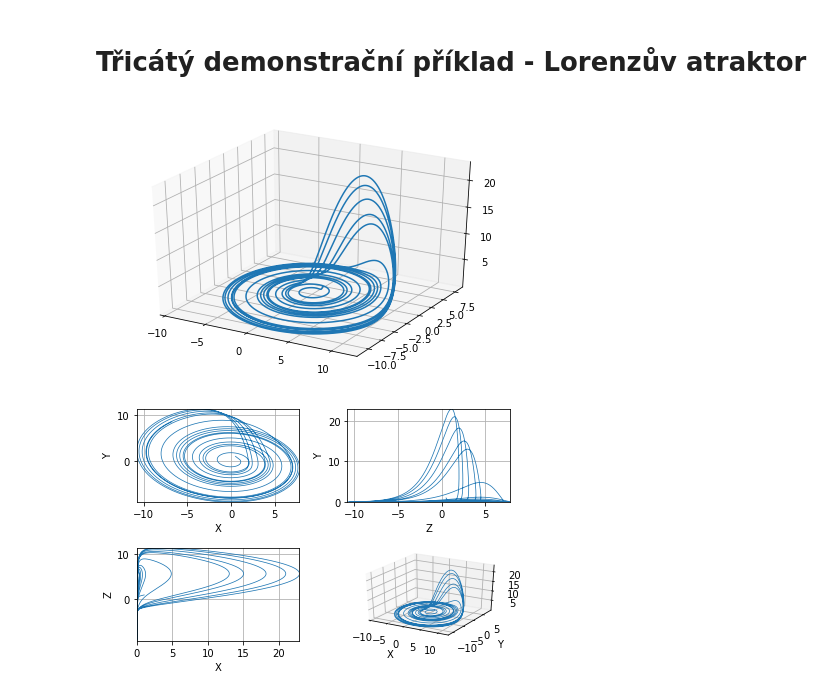
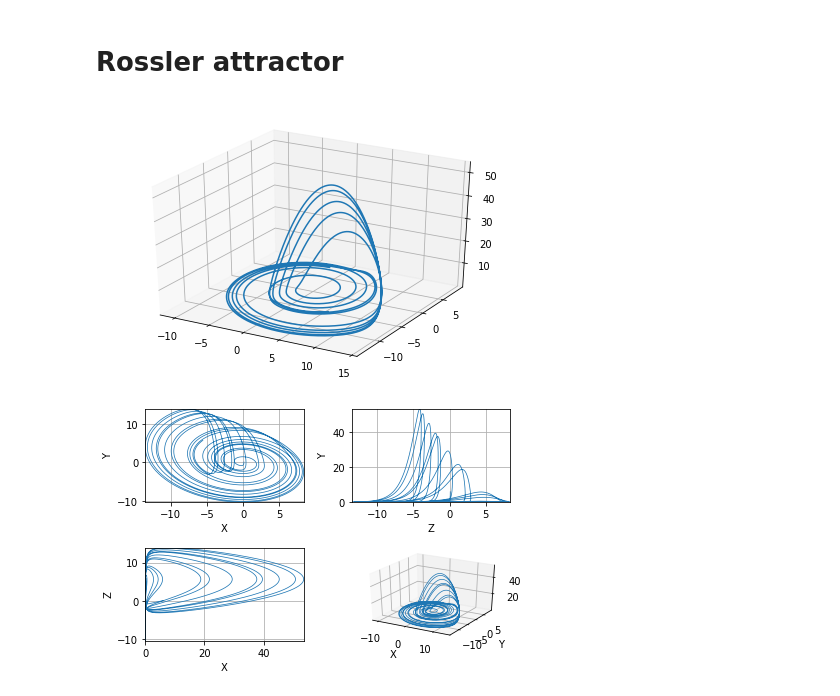
Before and after one commit to tisnik/jupyter-notebook-examples, a Jupyter notebook: rossler.ipynb, the cells around one changed output. Cells and saved outputs as stored; diff of their text form; code cells hidden in the pictures.

```diff
--- a/rossler.ipynb
+++ b/rossler.ipynb
@@ -1,5 +1,5 @@
-# %% [markdown]
-# Třicátý demonstrační příklad - Lorenzův atraktor
+# %% [markdown]
+# Rossler attractor
 # %%
 # import všech potřebných knihoven - Numpy a Matplotlibu
 from mpl_toolkits.mplot3d import axes3d
@@ -25,26 +25,26 @@ y = np.zeros((n,))
 z = np.zeros((n,))
 # %%
 # počáteční hodnoty
-x[0], y[0], z[0] = (1.0, 0.5, 1.05)
+x[0], y[0], z[0] = (0.1, 0.1, 6)
 
 # vlastní výpočet atraktoru
 for i in range(n-1):
-    x_dot, y_dot, z_dot = rossler(x[i], y[i], z[i], 0.2, 0.2, 5.7)
+    x_dot, y_dot, z_dot = rossler(x[i], y[i], z[i], 0.3, 0.2, 5.7)
     x[i+1] = x[i] + x_dot * dt
     y[i+1] = y[i] + y_dot * dt
     z[i+1] = z[i] + z_dot * dt
 
 fig = plt.figure()
 ax = fig.gca(projection='3d')
 
 # vykreslení grafu
-ax.plot(x, y, z)
+ax.plot(x[50000:], y[50000:], z[50000:])
 
 # zobrazení grafu
 plt.tight_layout()
 plt.show()
 # %% [output]
-[figure, old version]
+[figure, new version]
 # %%
 ch_3d = np.stack((x, y, z))
 lim_xyz = [(np.min(ch_3d[ii]), np.max(ch_3d[ii])) for ii in range(3)]
@@ -84,4 +84,4 @@ plt.tight_layout()
 plt.tight_layout()
 plt.show()
 # %% [output]
-[figure, old version]
+[figure, new version]
```
